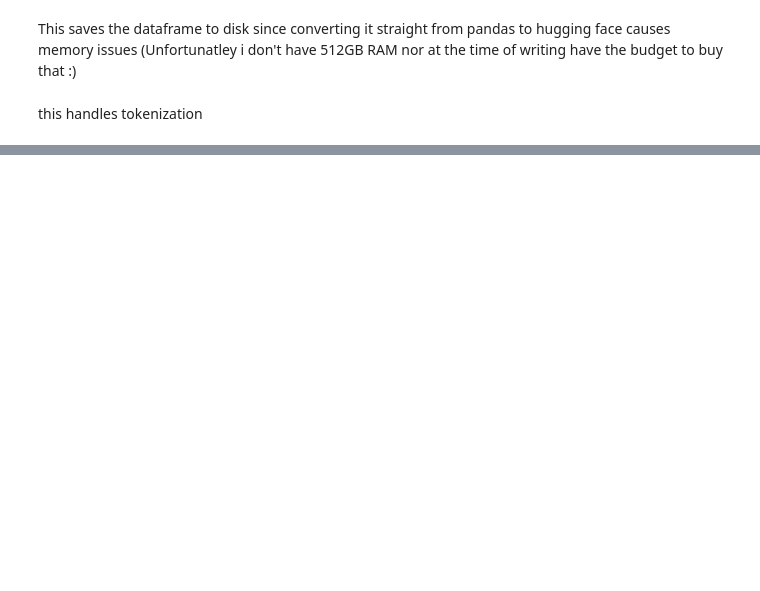
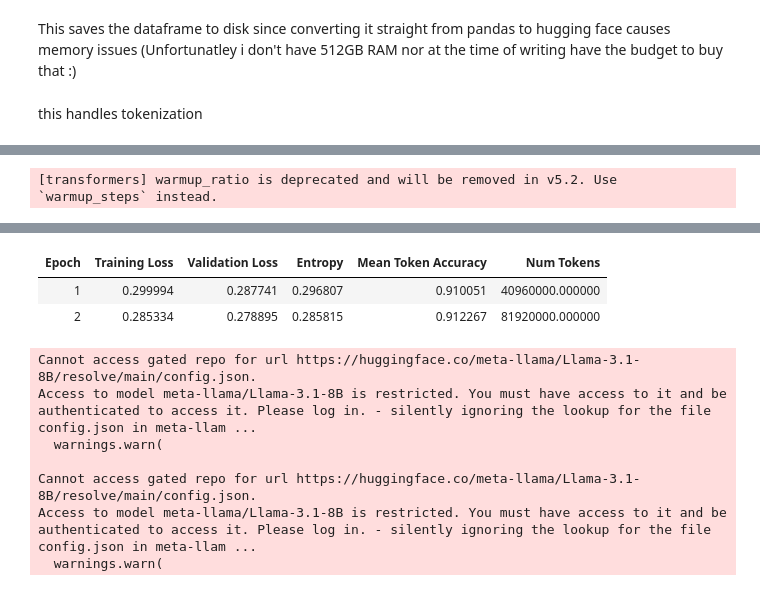
Before and after one commit to JamesPeach0044/UROP-research-project, a Jupyter notebook: SFT-tuning.ipynb, the cells around one changed output, grey strips where cells are left out. Cells and saved outputs as stored; diff of their text form; code cells hidden in the pictures; blank space fills up the shorter version.

```diff
--- a/SFT-tuning.ipynb
+++ b/SFT-tuning.ipynb
@@ -378,0 +378,32 @@ results = trainer.train()
+# %%
+sft_config = SFTConfig(
+    output_dir="./llama-socsci-lora",
+    num_train_epochs=3,
+    per_device_train_batch_size=4,
+    gradient_accumulation_steps=4,
+    gradient_checkpointing=True,
+    learning_rate=2e-4,
+    lr_scheduler_type="cosine",
+    warmup_ratio=0.05,
+    max_length=2048,
+    dataset_text_field="text",
+    bf16=True,
+    logging_steps=25,
+    save_strategy="epoch",
+    eval_strategy="epoch",
+    load_best_model_at_end=True,
+    report_to="none",
+    completion_only_loss=True           # still valid in 1.6
+)
+
+trainer = SFTTrainer(
+    model=model,
+    args=sft_config,
+    train_dataset=tokenized_train_dataset,
+    eval_dataset=tokenized_test_dataset
+)
+
+results = trainer.train()
+trainer.save_model("./llama-socsci-lora")
+# %% [output]
+[transformers] warmup_ratio is deprecated and will be removed in v5.2. Use `warmup_steps` instead.
@@ -378,0 +411,10 @@ results = trainer.train()
+| Epoch | Training Loss | Validation Loss | Entropy | Mean Token Accuracy | Num Tokens |
+| 1 | 0.299994 | 0.287741 | 0.296807 | 0.910051 | 40960000.000000 |
+| 2 | 0.285334 | 0.278895 | 0.285815 | 0.912267 | 81920000.000000 |
+Cannot access gated repo for url https://huggingface.co/meta-llama/Llama-3.1-8B/resolve/main/config.json.
+Access to model meta-llama/Llama-3.1-8B is restricted. You must have access to it and be authenticated to access it. Please log in. - silently ignoring the lookup for the file config.json in meta-llam ...
+  warnings.warn(
+
+Cannot access gated repo for url https://huggingface.co/meta-llama/Llama-3.1-8B/resolve/main/config.json.
+Access to model meta-llama/Llama-3.1-8B is restricted. You must have access to it and be authenticated to access it. Please log in. - silently ignoring the lookup for the file config.json in meta-llam ...
+  warnings.warn(
```
Also changed, not shown: parts of 19 cells of this notebook.
